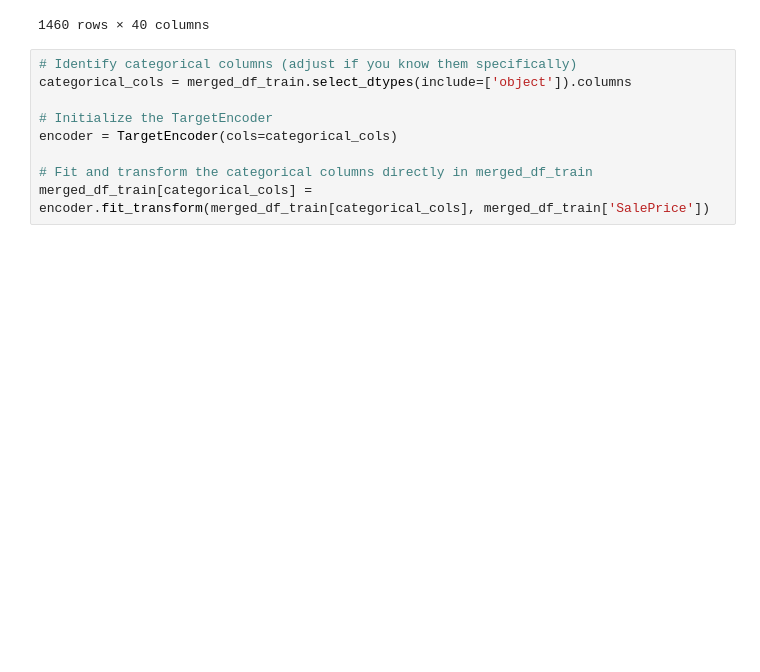
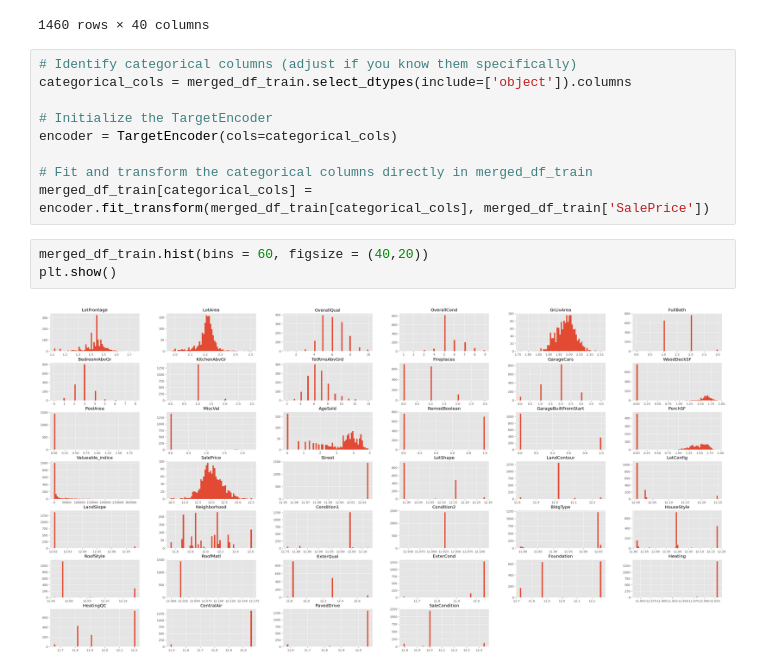
Before and after one commit to Retburstjk/Kaggle-HousePricing, a Jupyter notebook: EDA.ipynb, the cells around one changed output. Saved outputs shown, nothing was run; the diff lists cells and outputs as text; blank space fills up the shorter version.

```diff
--- a/EDA.ipynb
+++ b/EDA.ipynb
@@ -683,3 +683,8 @@ encoder = TargetEncoder(cols=categorical_cols)
 
 # Fit and transform the categorical columns directly in merged_df_train
 merged_df_train[categorical_cols] = encoder.fit_transform(merged_df_train[categorical_cols], merged_df_train['SalePrice'])
+# %%
+merged_df_train.hist(bins = 60, figsize = (40,20))
+plt.show()
+# %% [output]
+[figure, added]
```
Also changed, not shown: parts of 1 cell of this notebook, 1 other file.
